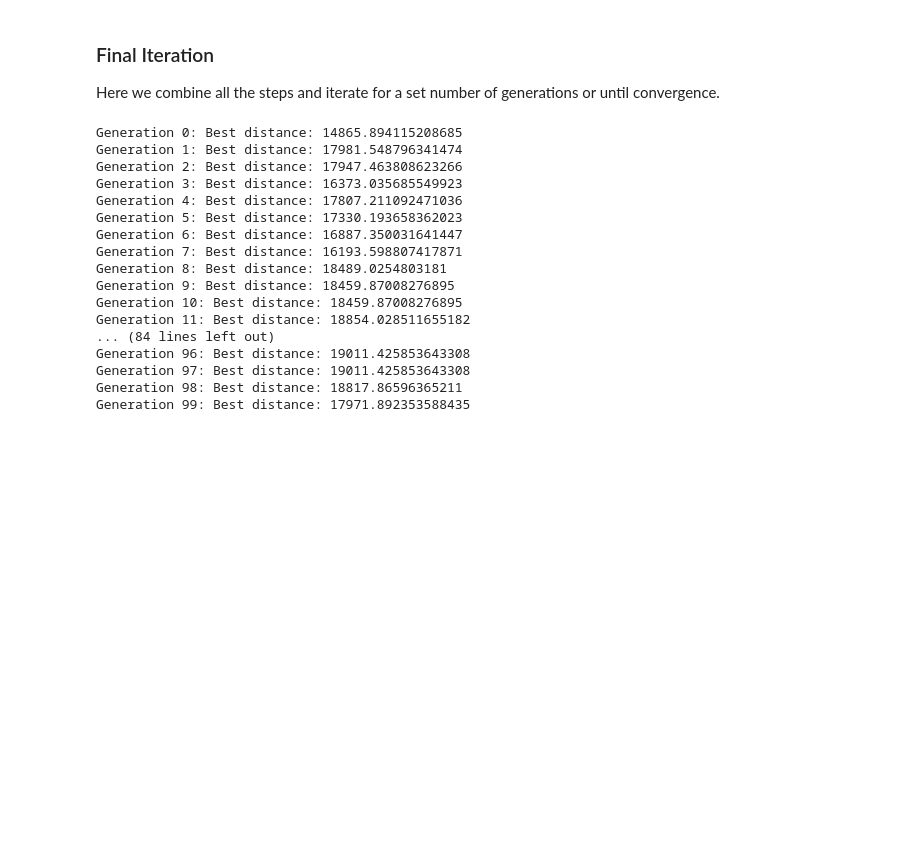
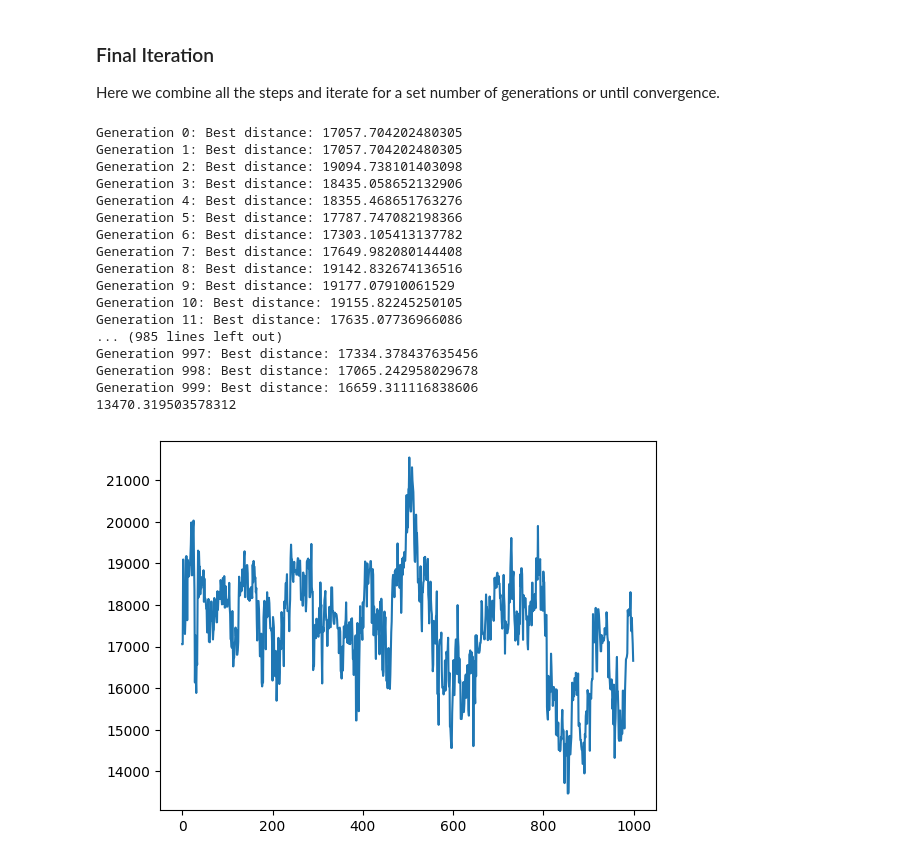
Before and after one commit to MelDashti/CI2024_lab2, a Jupyter notebook: tspMyVersion.ipynb, the cells around one changed output. Saved outputs shown, nothing was run; the diff lists cells and outputs as text; code cells hidden in the pictures; blank space fills up the shorter version.

Commit message:
graph

```diff
--- a/tspMyVersion.ipynb
+++ b/tspMyVersion.ipynb
@@ -267,37 +263,46 @@ def generate_new_population(parents, mutation_rate = 0.1):
 ### Final Iteration
 Here we combine all the steps and iterate for a set number of generations or until convergence.
 # %%
-num_generations = 100  # Here we define the number of generations
+num_generations = 1000  # Here we define the number of generations
+best_distances = []
 
 for generation in range(num_generations):
     # step 1: calculate fitness
     fitness_scores = [calculate_path_distance(path) for path in population]
 
     # step 2: Selection
     parents = select_parents(population, fitness_scores, 20)
 
     # step 3: Generate new population
     population = generate_new_population(parents)
 
     # step 4: Calculate the best path in the current generation
     best_distance = min(fitness_scores)
 
+    best_distances.append(best_distance)
+
     print(f"Generation {generation}: Best distance: {best_distance}")
+
+
+import matplotlib.pyplot as plt
+plt.plot(best_distances)
+print(min(best_distances))
 # %% [output]
-Generation 0: Best distance: 14865.894115208685
-Generation 1: Best distance: 17981.548796341474
-Generation 2: Best distance: 17947.463808623266
-Generation 3: Best distance: 16373.035685549923
-Generation 4: Best distance: 17807.211092471036
-Generation 5: Best distance: 17330.193658362023
-Generation 6: Best distance: 16887.350031641447
-Generation 7: Best distance: 16193.598807417871
-Generation 8: Best distance: 18489.0254803181
-Generation 9: Best distance: 18459.87008276895
-Generation 10: Best distance: 18459.87008276895
-Generation 11: Best distance: 18854.028511655182
-... (84 lines left out)
-Generation 96: Best distance: 19011.425853643308
-Generation 97: Best distance: 19011.425853643308
-Generation 98: Best distance: 18817.86596365211
-Generation 99: Best distance: 17971.892353588435
+Generation 0: Best distance: 17057.704202480305
+Generation 1: Best distance: 17057.704202480305
+Generation 2: Best distance: 19094.738101403098
+Generation 3: Best distance: 18435.058652132906
+Generation 4: Best distance: 18355.468651763276
+Generation 5: Best distance: 17787.747082198366
+Generation 6: Best distance: 17303.105413137782
+Generation 7: Best distance: 17649.982080144408
+Generation 8: Best distance: 19142.832674136516
+Generation 9: Best distance: 19177.07910061529
+Generation 10: Best distance: 19155.82245250105
+Generation 11: Best distance: 17635.07736966086
+... (985 lines left out)
+Generation 997: Best distance: 17334.378437635456
+Generation 998: Best distance: 17065.242958029678
+Generation 999: Best distance: 16659.311116838606
+13470.319503578312
+[figure, added]
```
Also changed, not shown: parts of 3 cells of this notebook.
